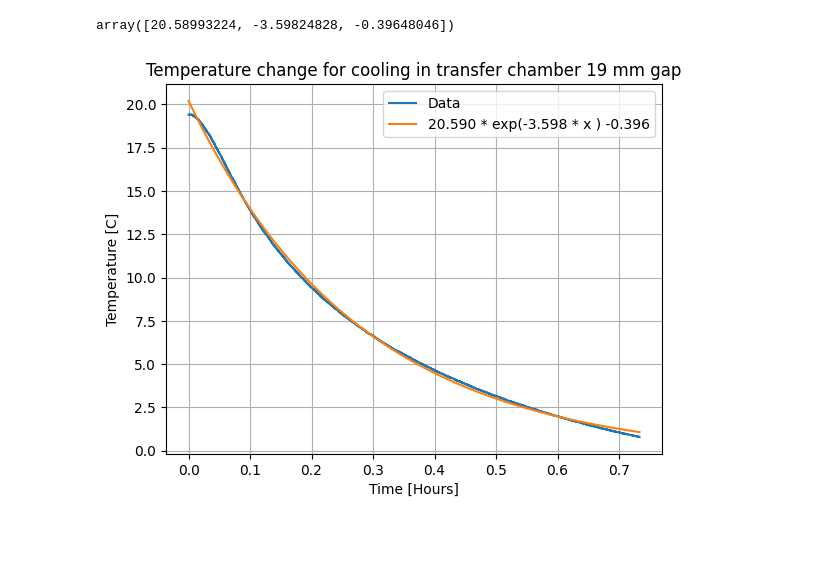
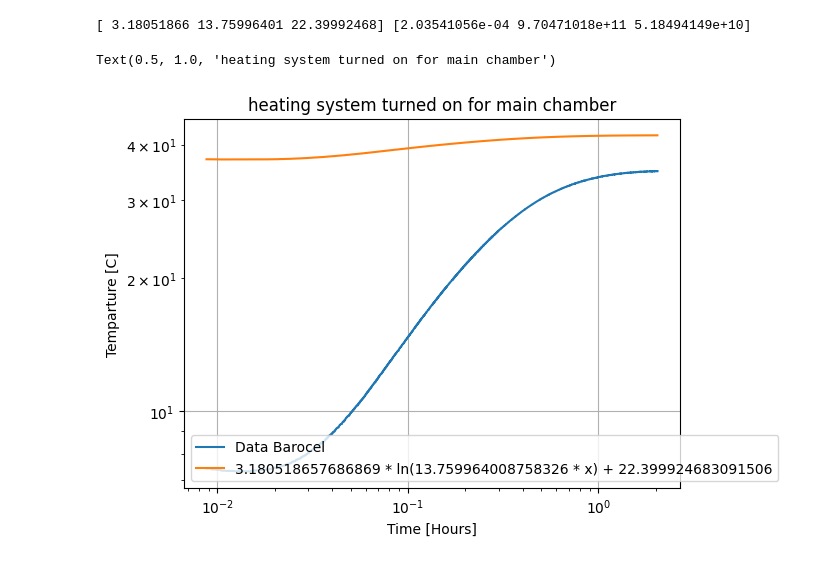
Before and after one commit to Giganten21/SVP, a Jupyter notebook: DataAnalyse.ipynb, the cells around one changed output. Cells and saved outputs as stored; diff of their text form; code cells hidden in the pictures; blank space fills up the shorter version.

```diff
--- a/DataAnalyse.ipynb
+++ b/DataAnalyse.ipynb
@@ -45,22 +45,22 @@ def parse_dat_file_to_dataframe(file_path):
 # %%
 folder = "O:/Nat_ASVAP/OMLAB_DATA/ASVAP_press_"
 month = "Sept2024/"
-run = "Run-025"
+run = "Run-031"
 
-start_file = 3
-path_intial = folder+month+run+f"/Run-025-00{start_file}.dat"
+start_file = 1
+path_intial = folder+month+run+"/"+run+f"-00{start_file}.dat"
 path = folder+month+run
-num_files = 80
+num_files = 243
 # %%
 df = parse_dat_file_to_dataframe(path_intial)
 for i in range(start_file+1,num_files+1):
 
     if i <10:
-        next_file = parse_dat_file_to_dataframe(path+f"/Run-025-00{i}.dat")
+        next_file = parse_dat_file_to_dataframe(path+"/"+run+f"-00{i}.dat")
     elif 10 <= i <100:
-        next_file = parse_dat_file_to_dataframe(path+f"/Run-025-0{i}.dat")
+        next_file = parse_dat_file_to_dataframe(path+"/"+run+f"-0{i}.dat")
     elif 100 <= i:
-        next_file = parse_dat_file_to_dataframe(path+f"/Run-025-{i}.dat")
+        next_file = parse_dat_file_to_dataframe(path+"/"+run+f"-{i}.dat")
     df = pd.concat([df,next_file],ignore_index=True)
 zero_indices = df.index[df['Some_calibration'] == 0.0].tolist()
 df = df.drop(index=zero_indices).reset_index(drop=True)
@@ -69,22 +69,28 @@ def linfunc(x, a, b):
     return x*a + b
 
 def expfunc(x, a, b ,c):
-    return a* np.exp( b * x) + c
+    return a* np.exp( x * b) + c
+
+def lnfunc(x,a,b,c):
+    return  a*np.log(b*x) +c
 
 xdata = ((df["Time_ms"]-df["Time_ms"][0])*2.7778*10**(-7)) #Time in hours
-ydata = df["TC_CH4_Chbot_C"]
-popt, pcov = curve_fit(expfunc, xdata, ydata)
-popt
+ydata = df["TC_CH1_Samp_C"]#.astype(float) * 10**(-7) #convert to 1e-7 mbar
+popt, pcov = curve_fit(lnfunc, xdata[30:],ydata[30:] )
+print(popt, np.diag(pcov))
 # %% [output]
-array([20.58993224, -3.59824828, -0.39648046])
+[ 3.18051866 13.75996401 22.39992468] [2.03541056e-04 9.70471018e+11 5.18494149e+10]
 # %%
-plt.plot(((df["Time_ms"]-df["Time_ms"][0])*2.7778*10**(-7)),df["TC_CH4_Chbot_C"], label="Data")
-plt.plot(xdata, expfunc(xdata,*popt), label="{:.3f} * exp({:.3f} * x ) {:.3f}".format(*popt))
+plt.loglog(xdata[30:7000],ydata[30:7000], label="Data Barocel")
+# plt.loglog(xdata, expfunc(xdata,*popt), label="{:.3f} * exp({:.3f} * x ) {:.3f}".format(*popt))
+# plt.plot(xdata, linfunc(xdata,*popt), label="{:.7f}*x + {:.7f}".format(*popt))
+plt.loglog(xdata[30:7000], lnfunc(ydata[30:7000], *popt), label="{} * ln({} * x) + {}".format(*popt))
 plt.xlabel("Time [Hours]")
 plt.ylabel("Temperature [C]")
 plt.grid()
 plt.legend()
-plt.title("Temperature change for cooling in transfer chamber 19 mm gap")
-# plt.savefig("Temp Change")
+plt.title("heating system turned on for main chamber")
+# plt.savefig("Cooling trans with main heat run 30")
 # %% [output]
+Text(0.5, 1.0, 'heating system turned on for main chamber')
-[figure, old version]
+[figure, new version]
```
Also changed, not shown: parts of 1 cell of this notebook.
